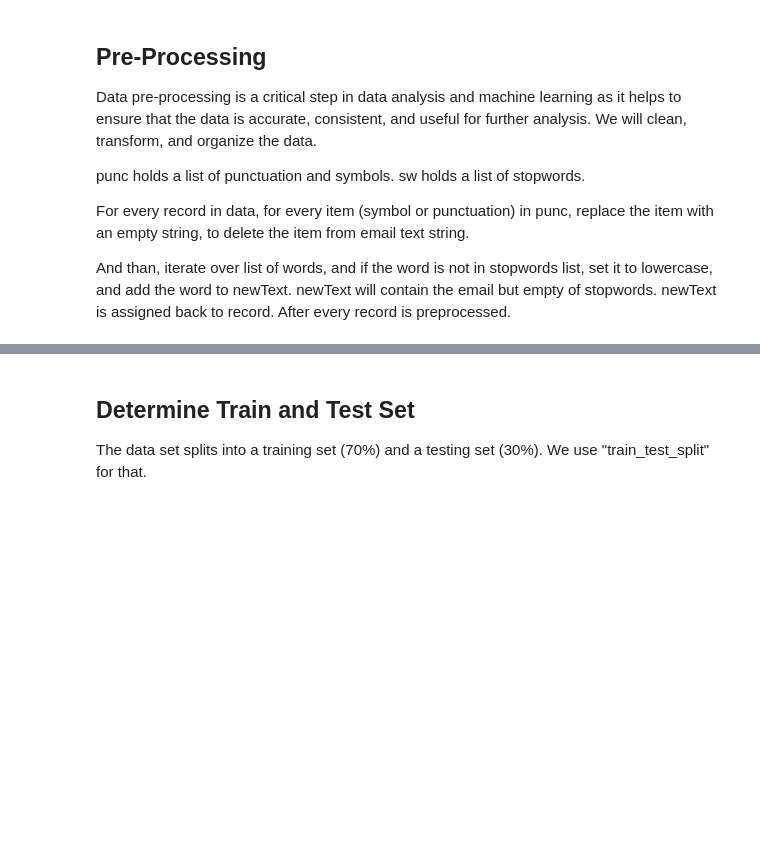
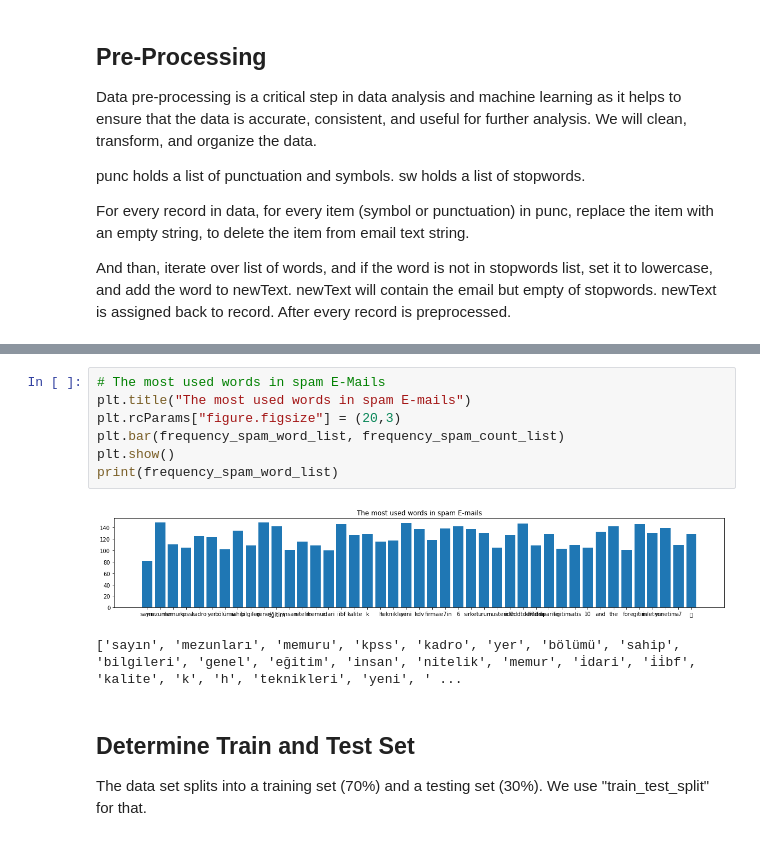
Before and after one commit to yusufarbc/TR-Spam-Mail-Detection, a Jupyter notebook: spam_detection.ipynb, the cells around one changed output, grey strips where cells are left out. Saved outputs shown, nothing was run; the diff lists cells and outputs as text; blank space fills up the shorter version.

```diff
--- a/spam_detection.ipynb
+++ b/spam_detection.ipynb
@@ -149,3 +235,13 @@ Preprocessing data...
+# %%
+# The most used words in spam E-Mails
+plt.title("The most used words in spam E-mails")
+plt.rcParams["figure.figsize"] = (20,3)
+plt.bar(frequency_spam_word_list, frequency_spam_count_list)
+plt.show()
+print(frequency_spam_word_list)
+# %% [output]
+[figure, added]
+['sayın', 'mezunları', 'memuru', 'kpss', 'kadro', 'yer', 'bölümü', 'sahip', 'bilgileri', 'genel', 'eğitim', 'insan', 'nitelik', 'memur', 'i̇dari', 'i̇i̇bf', 'kalite', 'k', 'h', 'teknikleri', 'yeni', ' ...
 # %% [markdown]
 ## Determine Train and Test Set
 
```
Also changed, not shown: parts of 13 cells of this notebook.
